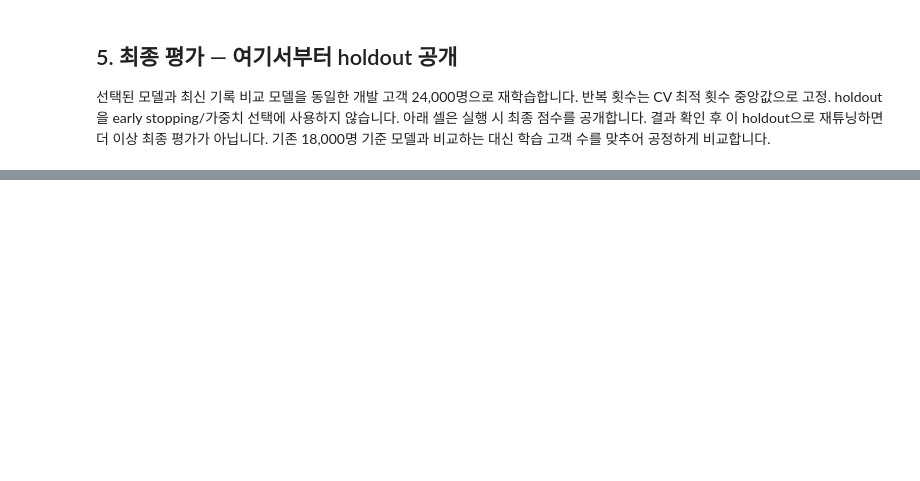
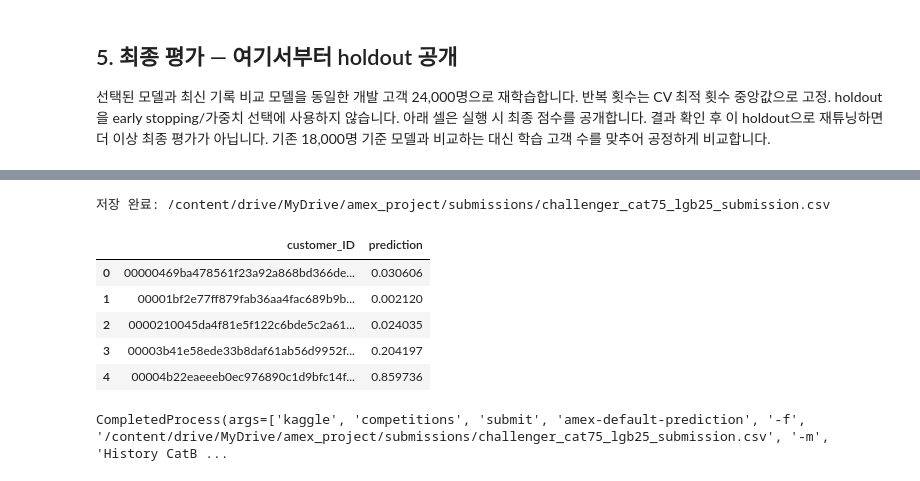
Before and after one commit to hansimboy/amex-default-prediction-kaggle, a Jupyter notebook: 03_ensemble.ipynb, the cells around one changed output, grey strips where cells are left out. Saved outputs shown, nothing was run; the diff lists cells and outputs as text; code cells hidden in the pictures; blank space fills up the shorter version.

Commit message:
Update ensemble notebook and Kaggle submission results

```diff
--- a/03_ensemble.ipynb
+++ b/03_ensemble.ipynb
@@ -343,0 +654,62 @@ print('구간이 0을 포함하면 개선을 단정하지 마세요. 실제 대
+# %%
+assert set(ensemble_predictions["customer_ID"]) == set(
+    template["customer_ID"]
+), "테스트 고객이 누락됐거나 추가됐습니다."
+
+submission = template[["customer_ID"]].merge(
+    ensemble_predictions,
+    on="customer_ID",
+    how="left",
+    sort=False,
+    validate="one_to_one",
+)
+
+assert list(submission.columns) == list(template.columns)
+assert len(submission) == len(template)
+
+assert np.array_equal(
+    submission["customer_ID"].to_numpy(),
+    template["customer_ID"].to_numpy(),
+)
+
+assert np.isfinite(submission["prediction"]).all()
+assert submission["prediction"].between(0, 1).all()
+
+SUBMISSION_DIR = PROJECT / "submissions"
+SUBMISSION_DIR.mkdir(parents=True, exist_ok=True)
+
+SUBMISSION_PATH = (
+    SUBMISSION_DIR
+    / "challenger_cat75_lgb25_submission.csv"
+)
+
+submission.to_csv(
+    SUBMISSION_PATH,
+    index=False,
+    float_format="%.9f",
+)
+
+print("저장 완료:", SUBMISSION_PATH)
+display(submission.head())
+# %% [output]
+저장 완료: /content/drive/MyDrive/amex_project/submissions/challenger_cat75_lgb25_submission.csv
+|  | customer_ID | prediction |
+| 0 | 00000469ba478561f23a92a868bd366de... | 0.030606 |
+| 1 | 00001bf2e77ff879fab36aa4fac689b9b... | 0.002120 |
+| 2 | 0000210045da4f81e5f122c6bde5c2a61... | 0.024035 |
+| 3 | 00003b41e58ede33b8daf61ab56d9952f... | 0.204197 |
+| 4 | 00004b22eaeeeb0ec976890c1d9bfc14f... | 0.859736 |
+# %%
+import subprocess
+
+subprocess.run(
+    [
+        "kaggle", "competitions", "submit",
+        "amex-default-prediction",
+        "-f", str(SUBMISSION_PATH),
+        "-m", "History CatBoost 75% + LightGBM 25%; 24k training customers",
+    ],
+    check=True,
+)
+# %% [output]
+CompletedProcess(args=['kaggle', 'competitions', 'submit', 'amex-default-prediction', '-f', '/content/drive/MyDrive/amex_project/submissions/challenger_cat75_lgb25_submission.csv', '-m', 'History CatB ...
```
Also changed, not shown: parts of 11 cells of this notebook, 1 other file.
